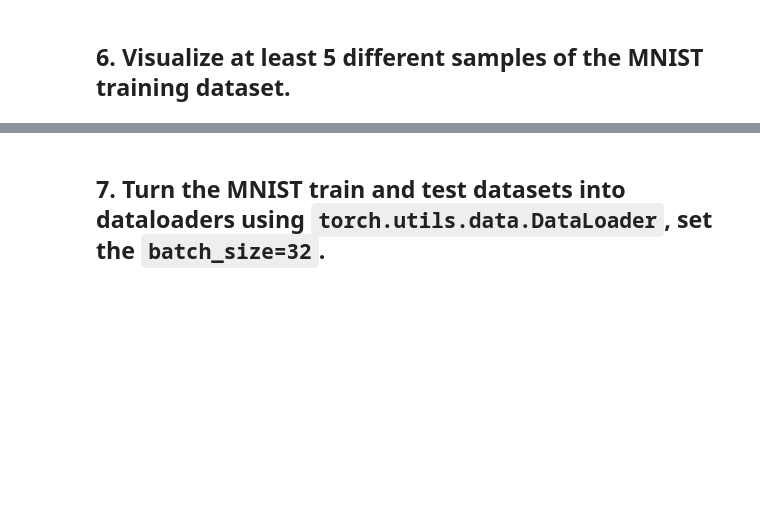
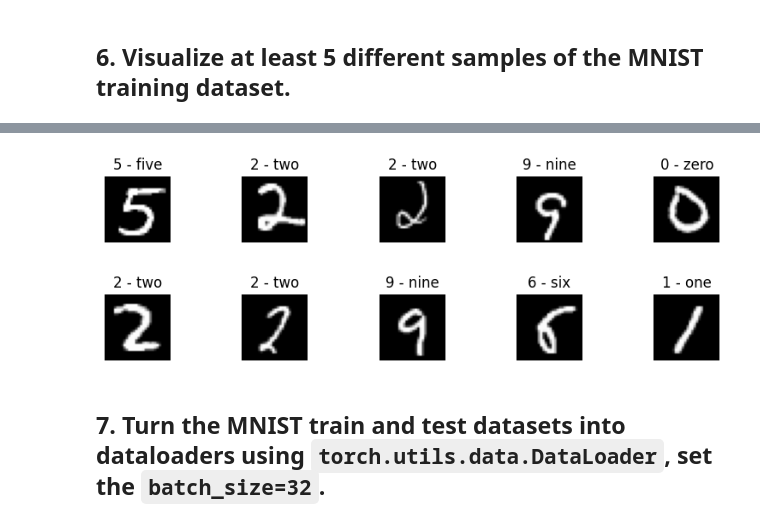
Before and after one commit to pksi/pyTorch_DL_models, a Jupyter notebook: computer_vision.ipynb, the cells around one changed output, grey strips where cells are left out. Saved outputs shown, nothing was run; the diff lists cells and outputs as text; code cells hidden in the pictures; blank space fills up the shorter version.

```diff
--- a/computer_vision.ipynb
+++ b/computer_vision.ipynb
@@ -135,3 +100,26 @@ for i in range (1,6):
+# %%
+# Method 2: Use plt.subplots function
+fig, ax = plt.subplots(1,5,figsize=(10,1))
+for i in range (0,5):
+  rand_idx = random.randint(0,len(train_data))
+  image,label=train_data[rand_idx]
+  ax[i].imshow(image.squeeze(), cmap='gray')
+  ax[i].axis('off')
+  ax[i].set_title(class_names[label])
+# %% [output]
+[figure, added]
+# %%
+# Method 3: Use plt.subplot function
+plt.figure (figsize=(10,1))
+for i in range (1,6):
+  rand_idx = random.randint(0,len(train_data))
+  plt.subplot(1,5,i)
+  image,label=train_data[rand_idx]
+  plt.imshow(image.squeeze(), cmap='gray')
+  plt.title(class_names[label])
+  plt.axis(False)
+# %% [output]
+[figure, added]
 # %% [markdown]
 ## 7. Turn the MNIST train and test datasets into dataloaders using `torch.utils.data.DataLoader`, set the `batch_size=32`.
 # %% [markdown]
```
Also changed, not shown: parts of 4 cells of this notebook.
